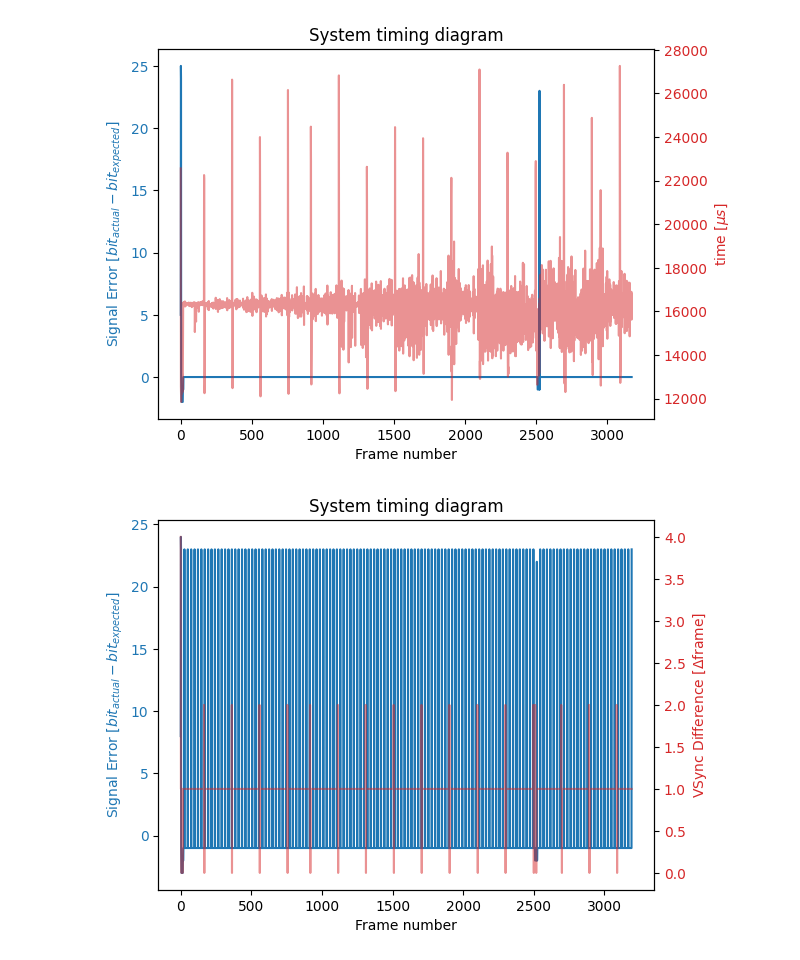
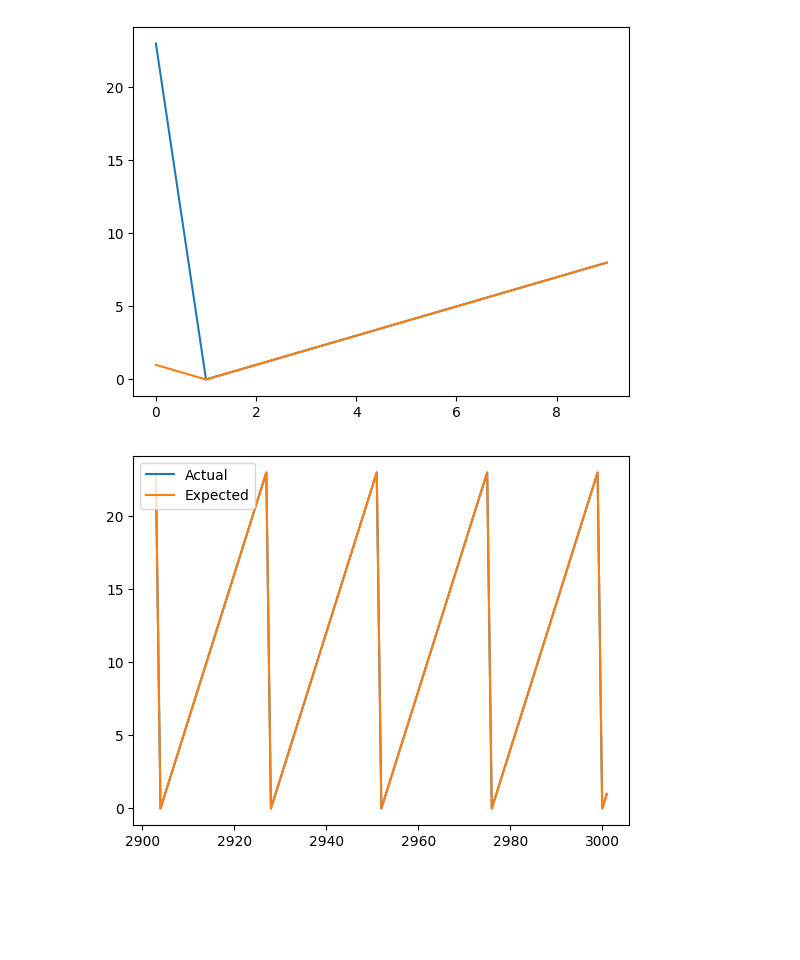
Before and after one commit to tsopeter/VM_NES_Training, a Jupyter notebook: Tools/timing_analysis.ipynb, the cells around one changed output. Saved outputs shown, nothing was run; the diff lists cells and outputs as text; code cells hidden in the pictures; blank space fills up the shorter version.

```diff
--- a/Tools/timing_analysis.ipynb
+++ b/Tools/timing_analysis.ipynb
@@ -2,56 +2,24 @@
 import numpy as np
 from matplotlib import pyplot as plt
 # %%
-dat : np.array = np.load('../TimingData/signal.npy').flatten()
-time : np.array = np.load('../TimingData/timing.npy').flatten()
+dat : np.array = np.load('../TimingData/capture.npy').flatten()
+u : np.array = np.roll(np.load('../TimingData/sent.npy').flatten(),shift=1)
 x   = np.arange(len(dat))
-l   = -1
-m   = 24
-u   : np.array = np.roll(np.load('../TimingData/bits.npy').flatten(),shift=1)
 
-fig, ax1 = plt.subplots()
-# Plot dat on the left y-axis
-LL = dat[:l*m]-u[:l*m]
-ax1.plot(x[:l*m], LL, color='tab:blue', label='Signal')
-ax1.set_ylabel(r'Signal Error [$\mathit{bit}_{\mathit{actual}} - \mathit{bit}_{\mathit{expected}}$]', color='tab:blue')
-ax1.tick_params(axis='y', labelcolor='tab:blue')
-
-# Create a second y-axis sharing the same x-axis
-ax2 = ax1.twinx()
-ax2.plot(x[:l*m], time[:l*m], color='tab:red', label=r'Time $\mu s$',alpha=0.5)
-ax2.set_ylabel(r'time [$\mu s$]', color='tab:red')
-ax2.tick_params(axis='y', labelcolor='tab:red')
-
-ax1.set_xlabel("Frame number")
-ax2.set_xlabel("Frame number")
-plt.title('System timing diagram')
+plt.plot(x[:10],dat[:10],x[:10],u[:10])
 plt.show()
 # %% [output]
-[figure, old version]
+[figure, new version]
 # %%
-dat : np.array = np.load('../TimingData/signal.npy').flatten()
-time : np.array = np.load('../TimingData/vs.npy').flatten()
+s = -100
+m = -1
+dat : np.array = np.load('../TimingData/1_signal.npy').flatten()
 x   = np.arange(len(dat))
-s   = 0
-m   = -1
-u   : np.array = np.roll(np.load('../TimingData/bits.npy').flatten(),shift=0)
+u   : np.array = np.roll(np.load('../TimingData/1_bits.npy').flatten(),shift=0)
 
-fig, ax1 = plt.subplots()
-# Plot dat on the left y-axis
-LL = dat[s:m]-u[s:m]
-ax1.plot(x[s:m], LL, color='tab:blue', label='Signal')
-ax1.set_ylabel(r'Signal Error [$\mathit{bit}_{\mathit{actual}} - \mathit{bit}_{\mathit{expected}}$]', color='tab:blue')
-ax1.tick_params(axis='y', labelcolor='tab:blue')
 
-# Create a second y-axis sharing the same x-axis
-ax2 = ax1.twinx()
-ax2.plot(x[s:m], time[s:m], color='tab:red', label=r'Time $\mu s$',alpha=0.5)
-ax2.set_ylabel(r'VSync Difference [$\Delta$frame]', color='tab:red')
-ax2.tick_params(axis='y', labelcolor='tab:red')
-
-ax1.set_xlabel("Frame number")
-ax2.set_xlabel("Frame number")
-plt.title('System timing diagram')
+plt.plot(x[s:m],dat[s:m],x[s:m],u[s:m])
+plt.legend(["Actual","Expected"])
 plt.show()
 # %% [output]
-[figure, old version]
+[figure, new version]
```
Also changed, not shown: parts of 2 cells of this notebook, 8 other files.
